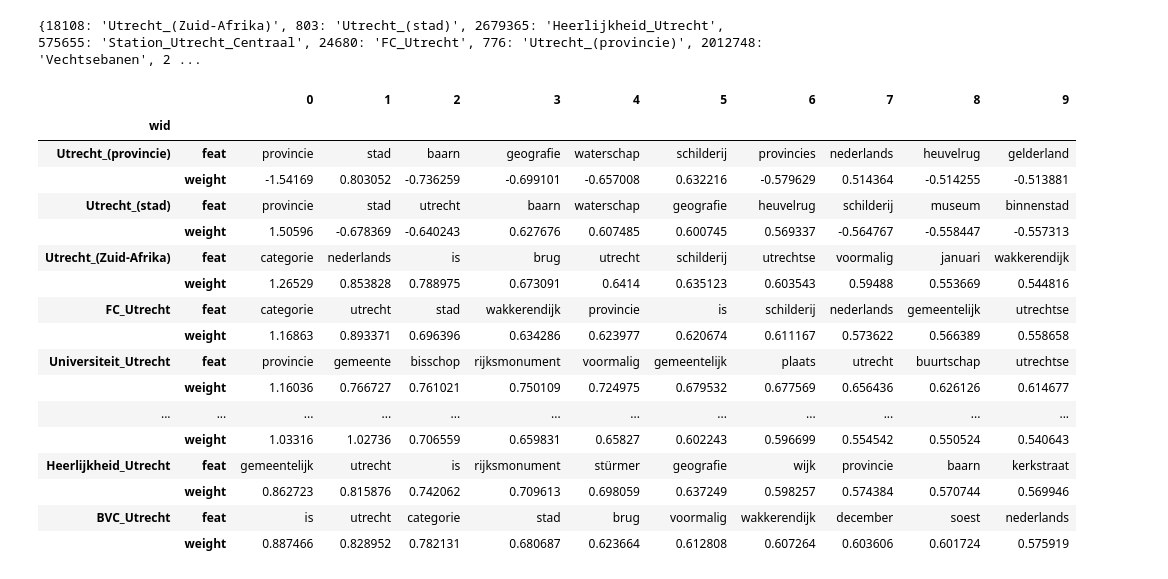
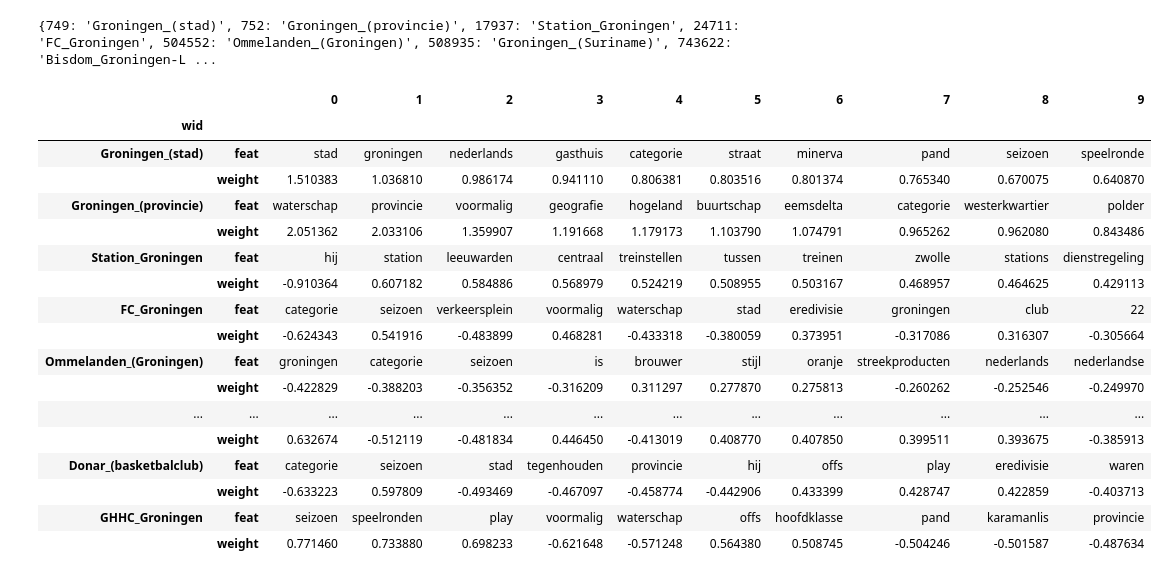
Before and after one commit to bennokr/minimEL, a Jupyter notebook: inspect-features.ipynb, the cells around one changed output. Drawn from its saved outputs; the diff is of its cells as text; code cells hidden in the pictures.

```diff
--- a/inspect-features.ipynb
+++ b/inspect-features.ipynb
@@ -1,5 +1,5 @@
 # %%
-surface = 'utrecht'
+surface = 'groningen'
 # wiki = 'simplewiki-20211120'
 wiki = 'nlwiki-20220301'
 modelfile = f'wiki/{wiki}/experiments/clean-q0.25.32b.vw'
@@ -45,6 +45,9 @@ df = pd.read_csv(
     usecols=[2,4,7],
     names=['wid', 'feat', 'weight']
 ).dropna()
+
+# Normalize weights
+df['weight'] = -(df['weight'] - df.groupby('feat')['weight'].transform('mean'))
 # %%
 select_ents = set(df['wid'].unique())
 
@@ -55,35 +58,39 @@ ent_label = {}
 for e in select_ents:
     l = pd.read_sql_query(f'select * from mapping where wikidata_id="Q{e}" limit 1', con)
     ent_label[e] = l['wikipedia_title'][0]
-print(ent_label)
+
+print(dict(sorted(ent_label.items())))
 # %% [output]
-{18108: 'Utrecht_(Zuid-Afrika)', 803: 'Utrecht_(stad)', 2679365: 'Heerlijkheid_Utrecht', 575655: 'Station_Utrecht_Centraal', 24680: 'FC_Utrecht', 776: 'Utrecht_(provincie)', 2012748: 'Vechtsebanen', 2 ...
+{749: 'Groningen_(stad)', 752: 'Groningen_(provincie)', 17937: 'Station_Groningen', 24711: 'FC_Groningen', 504552: 'Ommelanden_(Groningen)', 508935: 'Groningen_(Suriname)', 743622: 'Bisdom_Groningen-L ...
 # %%
 def topfeat(gr):
     gr = gr.drop(columns='wid').set_index('feat').dropna()
     gr = gr.loc[gr['weight'].apply('abs').sort_values().index[::-1]]
     return gr.head(10).reset_index()
 
 tops = df.groupby('wid').apply(topfeat)
 tops = tops.swaplevel().unstack().swaplevel(axis=1).sort_index(axis=1).T
 tops.index = tops.index.set_levels([ent_label[wid] for wid in tops.index.levels[0]], level=0)
-tops
+
+import seaborn as sns
+cmap = sns.diverging_palette(0, 230, 90, 60, as_cmap=True)
+tops.style.background_gradient(cmap=cmap, subset=pd.IndexSlice[pd.IndexSlice[:,'weight'],:])
 # %% [output]
 |  |  | 0 | 1 | 2 | 3 | 4 | 5 | 6 | 7 | 8 | 9 |
 | wid |  |  |  |  |  |  |  |  |  |  |  |
-| Utrecht_(provincie) | feat | provincie | stad | baarn | geografie | waterschap | schilderij | provincies | nederlands | heuvelrug | gelderland |
-|  | weight | -1.54169 | 0.803052 | -0.736259 | -0.699101 | -0.657008 | 0.632216 | -0.579629 | 0.514364 | -0.514255 | -0.513881 |
-| Utrecht_(stad) | feat | provincie | stad | utrecht | baarn | waterschap | geografie | heuvelrug | schilderij | museum | binnenstad |
-|  | weight | 1.50596 | -0.678369 | -0.640243 | 0.627676 | 0.607485 | 0.600745 | 0.569337 | -0.564767 | -0.558447 | -0.557313 |
-| Utrecht_(Zuid-Afrika) | feat | categorie | nederlands | is | brug | utrecht | schilderij | utrechtse | voormalig | januari | wakkerendijk |
-|  | weight | 1.26529 | 0.853828 | 0.788975 | 0.673091 | 0.6414 | 0.635123 | 0.603543 | 0.59488 | 0.553669 | 0.544816 |
-| FC_Utrecht | feat | categorie | utrecht | stad | wakkerendijk | provincie | is | schilderij | nederlands | gemeentelijk | utrechtse |
-|  | weight | 1.16863 | 0.893371 | 0.696396 | 0.634286 | 0.623977 | 0.620674 | 0.611167 | 0.573622 | 0.566389 | 0.558658 |
-| Universiteit_Utrecht | feat | provincie | gemeente | bisschop | rijksmonument | voormalig | gemeentelijk | plaats | utrecht | buurtschap | utrechtse |
-|  | weight | 1.16036 | 0.766727 | 0.761021 | 0.750109 | 0.724975 | 0.679532 | 0.677569 | 0.656436 | 0.626126 | 0.614677 |
+| Groningen_(stad) | feat | stad | groningen | nederlands | gasthuis | categorie | straat | minerva | pand | seizoen | speelronde |
+|  | weight | 1.510383 | 1.036810 | 0.986174 | 0.941110 | 0.806381 | 0.803516 | 0.801374 | 0.765340 | 0.670075 | 0.640870 |
+| Groningen_(provincie) | feat | waterschap | provincie | voormalig | geografie | hogeland | buurtschap | eemsdelta | categorie | westerkwartier | polder |
+|  | weight | 2.051362 | 2.033106 | 1.359907 | 1.191668 | 1.179173 | 1.103790 | 1.074791 | 0.965262 | 0.962080 | 0.843486 |
+| Station_Groningen | feat | hij | station | leeuwarden | centraal | treinstellen | tussen | treinen | zwolle | stations | dienstregeling |
+|  | weight | -0.910364 | 0.607182 | 0.584886 | 0.568979 | 0.524219 | 0.508955 | 0.503167 | 0.468957 | 0.464625 | 0.429113 |
+| FC_Groningen | feat | categorie | seizoen | verkeersplein | voormalig | waterschap | stad | eredivisie | groningen | club | 22 |
+|  | weight | -0.624343 | 0.541916 | -0.483899 | 0.468281 | -0.433318 | -0.380059 | 0.373951 | -0.317086 | 0.316307 | -0.305664 |
+| Ommelanden_(Groningen) | feat | groningen | categorie | seizoen | is | brouwer | stijl | oranje | streekproducten | nederlands | nederlandse |
+|  | weight | -0.422829 | -0.388203 | -0.356352 | -0.316209 | 0.311297 | 0.277870 | 0.275813 | -0.260262 | -0.252546 | -0.249970 |
 | ... | ... | ... | ... | ... | ... | ... | ... | ... | ... | ... | ... |
-|  | weight | 1.03316 | 1.02736 | 0.706559 | 0.659831 | 0.65827 | 0.602243 | 0.596699 | 0.554542 | 0.550524 | 0.540643 |
-| Heerlijkheid_Utrecht | feat | gemeentelijk | utrecht | is | rijksmonument | stürmer | geografie | wijk | provincie | baarn | kerkstraat |
-|  | weight | 0.862723 | 0.815876 | 0.742062 | 0.709613 | 0.698059 | 0.637249 | 0.598257 | 0.574384 | 0.570744 | 0.569946 |
-| BVC_Utrecht | feat | is | utrecht | categorie | stad | brug | voormalig | wakkerendijk | december | soest | nederlands |
-|  | weight | 0.887466 | 0.828952 | 0.782131 | 0.680687 | 0.623664 | 0.612808 | 0.607264 | 0.603606 | 0.601724 | 0.575919 |
+|  | weight | 0.632674 | -0.512119 | -0.481834 | 0.446450 | -0.413019 | 0.408770 | 0.407850 | 0.399511 | 0.393675 | -0.385913 |
+| Donar_(basketbalclub) | feat | categorie | seizoen | stad | tegenhouden | provincie | hij | offs | play | eredivisie | waren |
+|  | weight | -0.633223 | 0.597809 | -0.493469 | -0.467097 | -0.458774 | -0.442906 | 0.433399 | 0.428747 | 0.422859 | -0.403713 |
+| GHHC_Groningen | feat | seizoen | speelronden | play | voormalig | waterschap | offs | hoofdklasse | pand | karamanlis | provincie |
+|  | weight | 0.771460 | 0.733880 | 0.698233 | -0.621648 | -0.571248 | 0.564380 | 0.508745 | -0.504246 | -0.501587 | -0.487634 |
```
Also changed, not shown: parts of 1 cell of this notebook, 1 other file.
